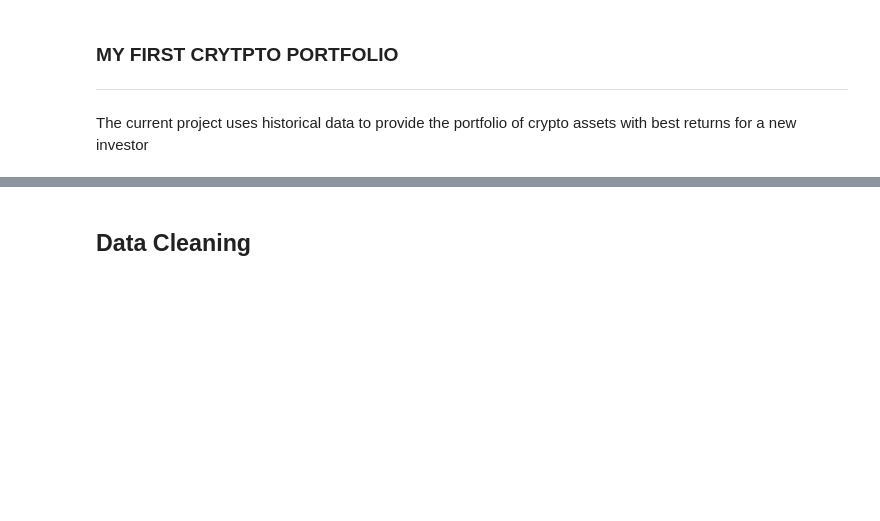
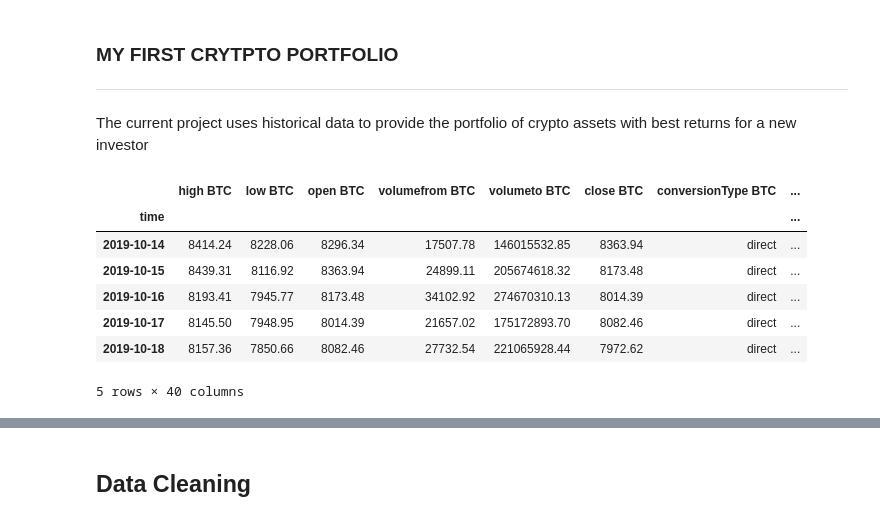
Before and after one commit to pysouzhny/GWU_Project_1, a Jupyter notebook: Crypto_Analysis.ipynb, the cells around one changed output, grey strips where cells are left out. Drawn from its saved outputs; the diff is of its cells as text; code cells hidden in the pictures; blank space fills up the shorter version.

Commit message:
Add data from min-api

```diff
--- a/Crypto_Analysis.ipynb
+++ b/Crypto_Analysis.ipynb
@@ -24,0 +80,12 @@ The current project uses historical data to provide the portfolio of crypto asse
+# %%
+Crypto_data = get_crypto_daily_price(tickers)
+Crypto_data.head()
+# %% [output]
+|  | high BTC | low BTC | open BTC | volumefrom BTC | volumeto BTC | close BTC | conversionType BTC | ... |
+| time |  |  |  |  |  |  |  | ... |
+| 2019-10-14 | 8414.24 | 8228.06 | 8296.34 | 17507.78 | 146015532.85 | 8363.94 | direct | ... |
+| 2019-10-15 | 8439.31 | 8116.92 | 8363.94 | 24899.11 | 205674618.32 | 8173.48 | direct | ... |
+| 2019-10-16 | 8193.41 | 7945.77 | 8173.48 | 34102.92 | 274670310.13 | 8014.39 | direct | ... |
+| 2019-10-17 | 8145.50 | 7948.95 | 8014.39 | 21657.02 | 175172893.70 | 8082.46 | direct | ... |
+| 2019-10-18 | 8157.36 | 7850.66 | 8082.46 | 27732.54 | 221065928.44 | 7972.62 | direct | ... |
+5 rows × 40 columns
```
Also changed, not shown: parts of 5 cells of this notebook.
